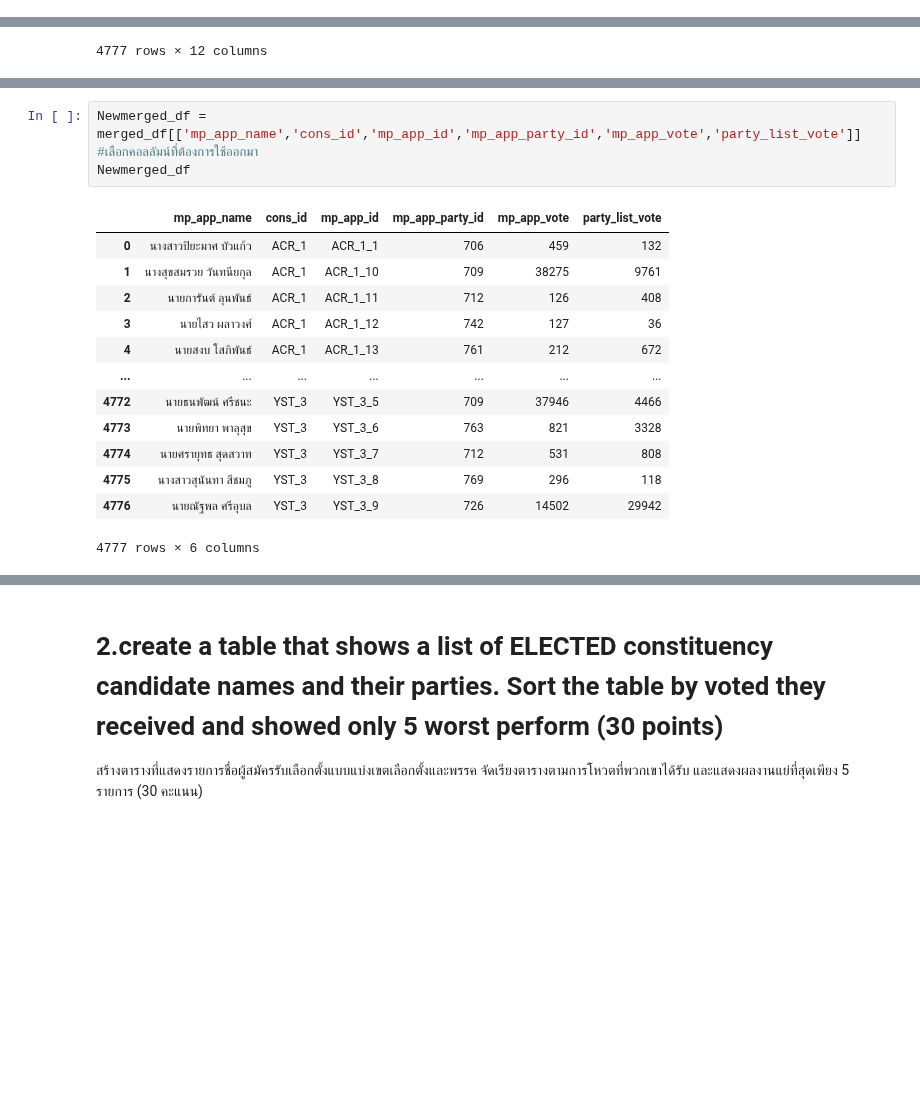
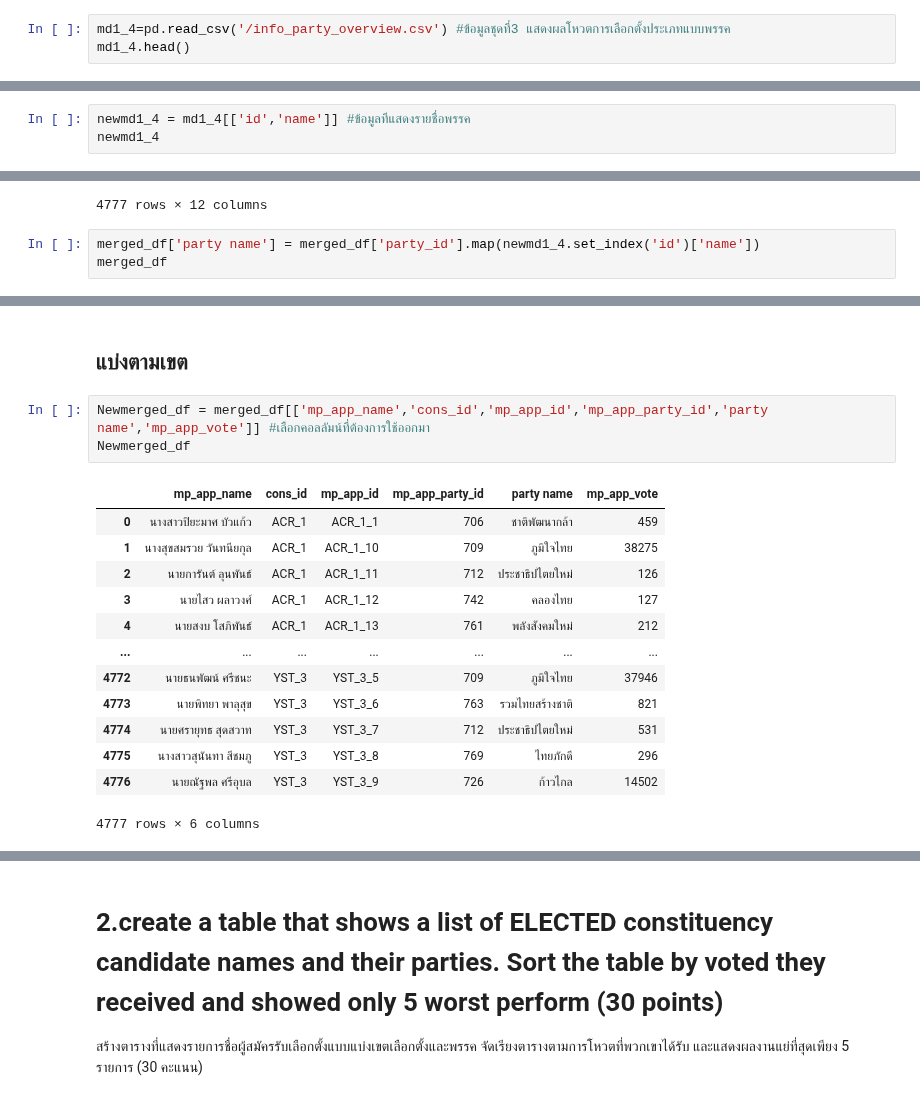
Before and after one commit to Jaomiew/DPDM2023, a Jupyter notebook: midterm_dpdm2023.ipynb, the cells around one changed output, grey strips where cells are left out. Saved outputs shown, nothing was run; the diff lists cells and outputs as text; blank space fills up the shorter version.

```diff
--- a/midterm_dpdm2023.ipynb
+++ b/midterm_dpdm2023.ipynb
@@ -68,3 +68,6 @@ md1_3.head()
 | 2 | ACR_1 | 703 | 67 | 0.06346 |
 | 3 | ACR_1 | 705 | 33576 | 31.80328 |
 | 4 | ACR_1 | 706 | 132 | 0.12503 |
+# %%
+md1_4=pd.read_csv('/info_party_overview.csv') #ข้อมูลชุดที่3 แสดงผลโหวตการเลือกตั้งประเภทแบบพรรค
+md1_4.head()
@@ -70,0 +81,3 @@ md1_3.head()
+# %%
+newmd1_4 = md1_4[['id','name']] #ข้อมูลทีแสดงรายชื่อพรรค
+newmd1_4
@@ -133,3 +170,6 @@ merged_df
 | 4775 | YST_3_8 | นางสาวสุนันทา สีชมภู | 8 | 769 | https://cdn.ectreport.com/images/... | YST_3 | 11 | 296 | ... |
 | 4776 | YST_3_9 | นายณัฐพล ศรีอุบล | 9 | 726 | https://cdn.ectreport.com/images/... | YST_3 | 3 | 14502 | ... |
 4777 rows × 12 columns
+# %%
+merged_df['party name'] = merged_df['party_id'].map(newmd1_4.set_index('id')['name'])
+merged_df
@@ -136,17 +190,19 @@ merged_df
+# %% [markdown]
+## แบ่งตามเขต
 # %%
-Newmerged_df = merged_df[['mp_app_name','cons_id','mp_app_id','mp_app_party_id','mp_app_vote','party_list_vote']] #เลือกคอลลัมน์ที่ต้องการใช้ออกมา
+Newmerged_df = merged_df[['mp_app_name','cons_id','mp_app_id','mp_app_party_id','party name','mp_app_vote']] #เลือกคอลลัมน์ที่ต้องการใช้ออกมา
 Newmerged_df
 # %% [output]
-|  | mp_app_name | cons_id | mp_app_id | mp_app_party_id | mp_app_vote | party_list_vote |
-| 0 | นางสาวปิยะมาศ บัวแก้ว | ACR_1 | ACR_1_1 | 706 | 459 | 132 |
-| 1 | นางสุขสมรวย วันทนียกุล | ACR_1 | ACR_1_10 | 709 | 38275 | 9761 |
-| 2 | นายการันต์ ลุนพันธ์ | ACR_1 | ACR_1_11 | 712 | 126 | 408 |
-| 3 | นายไสว ผลาวงศ์ | ACR_1 | ACR_1_12 | 742 | 127 | 36 |
-| 4 | นายสงบ โสภิพันธ์ | ACR_1 | ACR_1_13 | 761 | 212 | 672 |
+|  | mp_app_name | cons_id | mp_app_id | mp_app_party_id | party name | mp_app_vote |
+| 0 | นางสาวปิยะมาศ บัวแก้ว | ACR_1 | ACR_1_1 | 706 | ชาติพัฒนากล้า | 459 |
+| 1 | นางสุขสมรวย วันทนียกุล | ACR_1 | ACR_1_10 | 709 | ภูมิใจไทย | 38275 |
+| 2 | นายการันต์ ลุนพันธ์ | ACR_1 | ACR_1_11 | 712 | ประชาธิปไตยใหม่ | 126 |
+| 3 | นายไสว ผลาวงศ์ | ACR_1 | ACR_1_12 | 742 | คลองไทย | 127 |
+| 4 | นายสงบ โสภิพันธ์ | ACR_1 | ACR_1_13 | 761 | พลังสังคมใหม่ | 212 |
 | ... | ... | ... | ... | ... | ... | ... |
-| 4772 | นายธนพัฒน์ ศรีชนะ | YST_3 | YST_3_5 | 709 | 37946 | 4466 |
-| 4773 | นายพิทยา พาลุสุข | YST_3 | YST_3_6 | 763 | 821 | 3328 |
-| 4774 | นายศรายุทธ สุดสวาท | YST_3 | YST_3_7 | 712 | 531 | 808 |
-| 4775 | นางสาวสุนันทา สีชมภู | YST_3 | YST_3_8 | 769 | 296 | 118 |
-| 4776 | นายณัฐพล ศรีอุบล | YST_3 | YST_3_9 | 726 | 14502 | 29942 |
+| 4772 | นายธนพัฒน์ ศรีชนะ | YST_3 | YST_3_5 | 709 | ภูมิใจไทย | 37946 |
+| 4773 | นายพิทยา พาลุสุข | YST_3 | YST_3_6 | 763 | รวมไทยสร้างชาติ | 821 |
+| 4774 | นายศรายุทธ สุดสวาท | YST_3 | YST_3_7 | 712 | ประชาธิปไตยใหม่ | 531 |
+| 4775 | นางสาวสุนันทา สีชมภู | YST_3 | YST_3_8 | 769 | ไทยภักดี | 296 |
+| 4776 | นายณัฐพล ศรีอุบล | YST_3 | YST_3_9 | 726 | ก้าวไกล | 14502 |
 4777 rows × 6 columns
```
Also changed, not shown: parts of 14 cells of this notebook.
